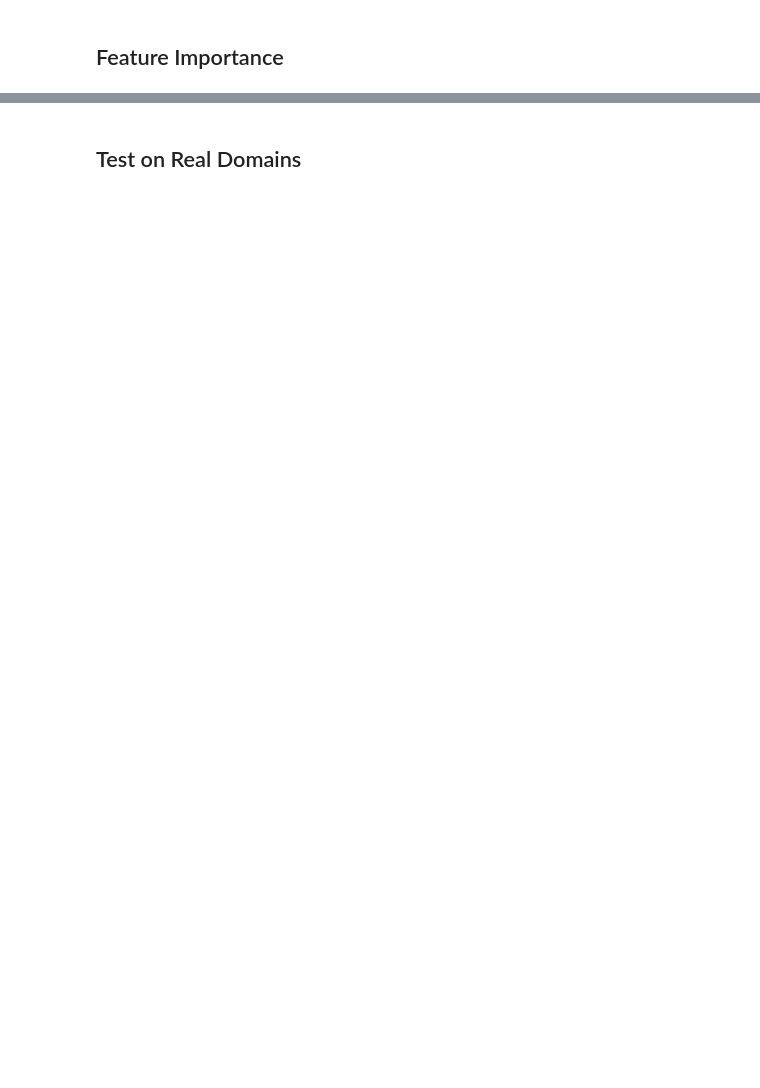
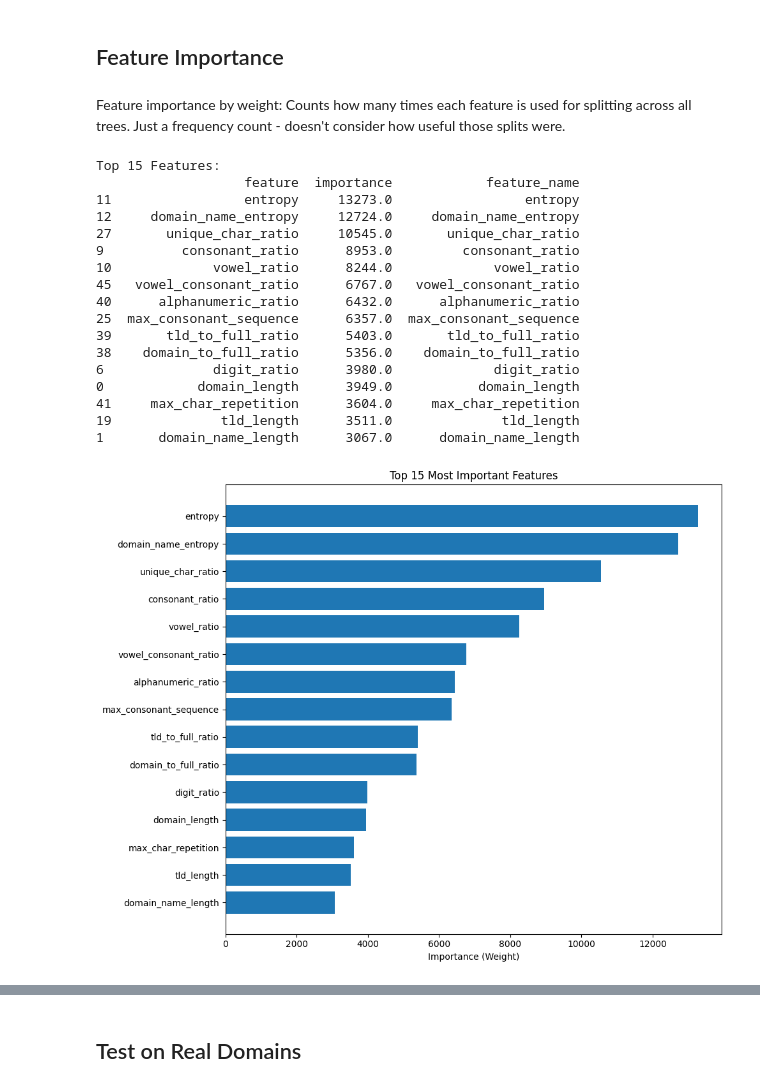
Before and after one commit to koshiq/DNS-XgBoost-AdBlocker, a Jupyter notebook: DNS/train_dns_adblocker.ipynb, the cells around one changed output, grey strips where cells are left out. Cells and saved outputs as stored; diff of their text form; code cells hidden in the pictures; blank space fills up the shorter version.

```diff
--- a/DNS/train_dns_adblocker.ipynb
+++ b/DNS/train_dns_adblocker.ipynb
@@ -158,28 +343,58 @@ print(f"False Negative Rate: {fnr:.4f} ({fnr*100:.2f}%)")
 # %% [markdown]
 ## Feature Importance
+# %% [markdown]
+Feature importance by weight:
+Counts how many times each feature is used for splitting across all trees.
+Just a frequency count - doesn't consider how useful those splits were.
 # %%
-importance = model.get_score(importance_type='weight')
+# Get feature importance from XGBClassifier
+importance_dict = model.get_booster().get_score(importance_type='weight')
 
+# Create DataFrame with actual feature names
 feature_importance = pd.DataFrame({
-    'feature': list(importance.keys()),
-    'importance': list(importance.values())
-}).sort_values('importance', ascending=False)
+    'feature': list(importance_dict.keys()),
+    'importance': list(importance_dict.values())
+})
 
+# Map feature names (f0, f1, etc.) to actual column names
 feature_names = X.columns.tolist()
 feature_importance['feature_name'] = feature_importance['feature'].apply(
     lambda x: feature_names[int(x.replace('f', ''))] if x.startswith('f') else x
 )
 
+# Sort by importance
+feature_importance = feature_importance.sort_values('importance', ascending=False)
+
 print("Top 15 Features:")
 print(feature_importance.head(15))
 
+# Plot
 plt.figure(figsize=(10, 8))
 top_features = feature_importance.head(15)
 plt.barh(range(len(top_features)), top_features['importance'])
 plt.yticks(range(len(top_features)), top_features['feature_name'])
-plt.xlabel('Importance')
+plt.xlabel('Importance (Weight)')
 plt.title('Top 15 Most Important Features')
 plt.gca().invert_yaxis()
 plt.tight_layout()
 plt.savefig('feature_importance.png', dpi=150)
 plt.show()
+# %% [output]
+Top 15 Features:
+                   feature  importance            feature_name
+11                 entropy     13273.0                 entropy
+12     domain_name_entropy     12724.0     domain_name_entropy
+27       unique_char_ratio     10545.0       unique_char_ratio
+9          consonant_ratio      8953.0         consonant_ratio
+10             vowel_ratio      8244.0             vowel_ratio
+45   vowel_consonant_ratio      6767.0   vowel_consonant_ratio
+40      alphanumeric_ratio      6432.0      alphanumeric_ratio
+25  max_consonant_sequence      6357.0  max_consonant_sequence
+39       tld_to_full_ratio      5403.0       tld_to_full_ratio
+38    domain_to_full_ratio      5356.0    domain_to_full_ratio
+6              digit_ratio      3980.0             digit_ratio
+0            domain_length      3949.0           domain_length
+41     max_char_repetition      3604.0     max_char_repetition
+19              tld_length      3511.0              tld_length
+1       domain_name_length      3067.0      domain_name_length
+[figure, added]
```
Also changed, not shown: parts of 17 cells of this notebook, 7 other files.
